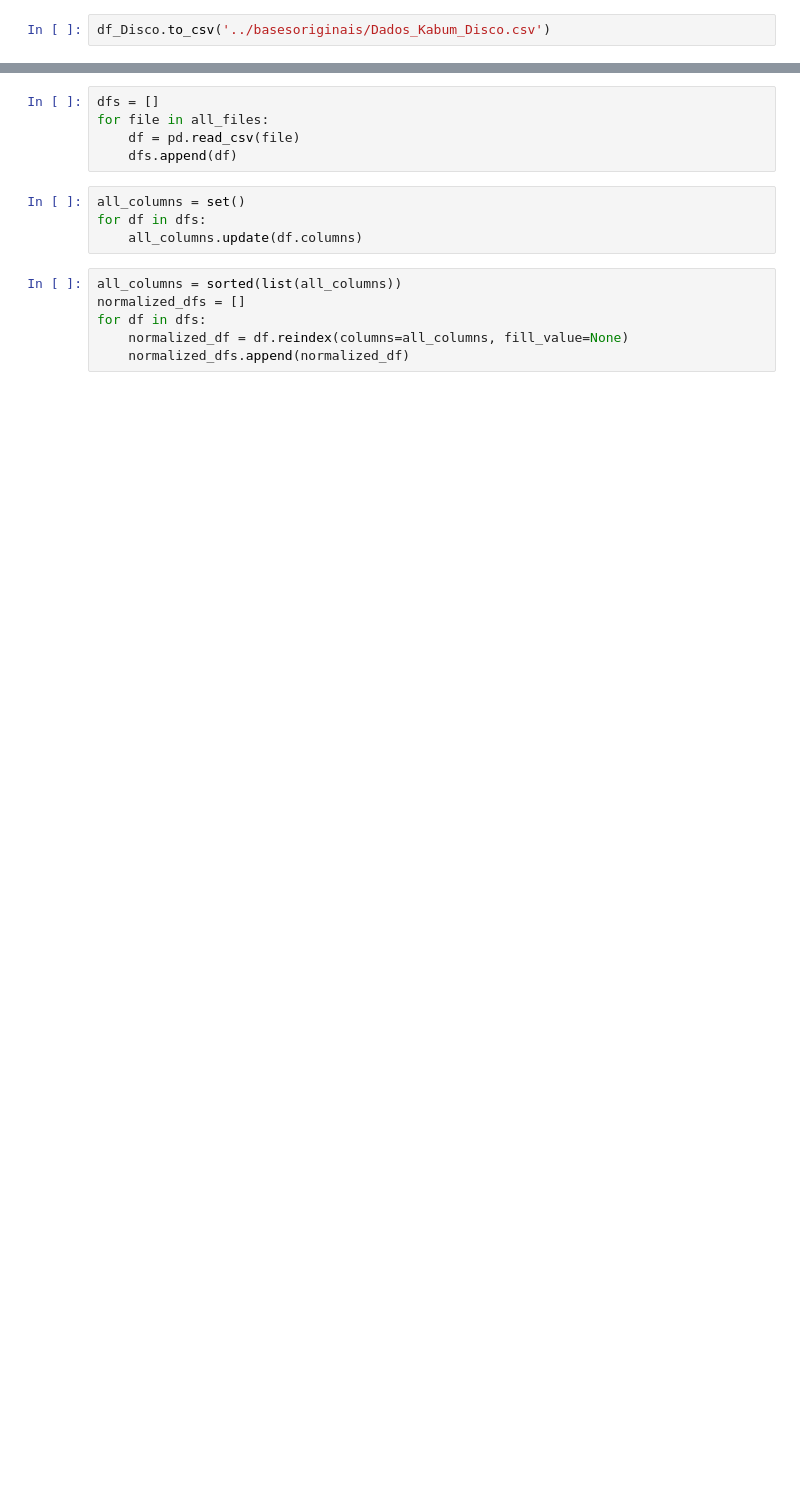
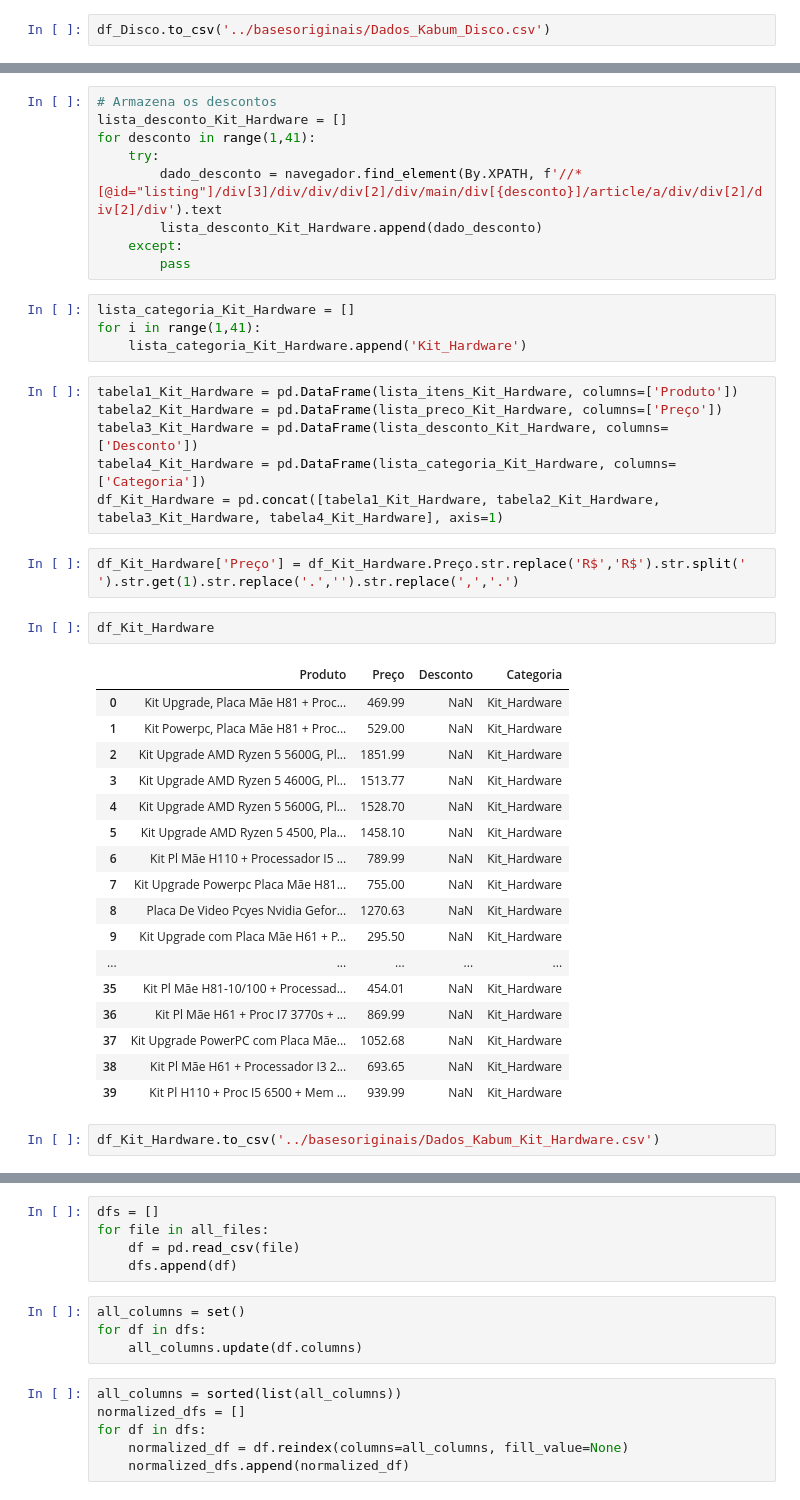
Before and after one commit to igorsantiago546/Projeto_Ext_Dados, a Jupyter notebook: scripts/Coletor_Kabum.ipynb, the cells around one changed output, grey strips where cells are left out. Saved outputs shown, nothing was run; the diff lists cells and outputs as text; blank space fills up the shorter version.

```diff
--- a/scripts/Coletor_Kabum.ipynb
+++ b/scripts/Coletor_Kabum.ipynb
@@ -135,0 +341,43 @@ df_Disco.to_csv('../basesoriginais/Dados_Kabum_Disco.csv')
+# %%
+# Armazena os descontos
+lista_desconto_Kit_Hardware = []
+for desconto in range(1,41):
+    try:
+        dado_desconto = navegador.find_element(By.XPATH, f'//*[@id="listing"]/div[3]/div/div/div[2]/div/main/div[{desconto}]/article/a/div/div[2]/div[2]/div').text
+        lista_desconto_Kit_Hardware.append(dado_desconto)
+    except:
+        pass
+# %%
+lista_categoria_Kit_Hardware = []
+for i in range(1,41):
+    lista_categoria_Kit_Hardware.append('Kit_Hardware')
+# %%
+tabela1_Kit_Hardware = pd.DataFrame(lista_itens_Kit_Hardware, columns=['Produto'])
+tabela2_Kit_Hardware = pd.DataFrame(lista_preco_Kit_Hardware, columns=['Preço'])
+tabela3_Kit_Hardware = pd.DataFrame(lista_desconto_Kit_Hardware, columns=['Desconto'])
+tabela4_Kit_Hardware = pd.DataFrame(lista_categoria_Kit_Hardware, columns=['Categoria'])
+df_Kit_Hardware = pd.concat([tabela1_Kit_Hardware, tabela2_Kit_Hardware, tabela3_Kit_Hardware, tabela4_Kit_Hardware], axis=1)
+# %%
+df_Kit_Hardware['Preço'] = df_Kit_Hardware.Preço.str.replace('R$','R$').str.split(' ').str.get(1).str.replace('.','').str.replace(',','.')
+# %%
+df_Kit_Hardware
+# %% [output]
+|  | Produto | Preço | Desconto | Categoria |
+| 0 | Kit Upgrade, Placa Mãe H81 + Proc... | 469.99 | NaN | Kit_Hardware |
+| 1 | Kit Powerpc, Placa Mãe H81 + Proc... | 529.00 | NaN | Kit_Hardware |
+| 2 | Kit Upgrade AMD Ryzen 5 5600G, Pl... | 1851.99 | NaN | Kit_Hardware |
+| 3 | Kit Upgrade AMD Ryzen 5 4600G, Pl... | 1513.77 | NaN | Kit_Hardware |
+| 4 | Kit Upgrade AMD Ryzen 5 5600G, Pl... | 1528.70 | NaN | Kit_Hardware |
+| 5 | Kit Upgrade AMD Ryzen 5 4500, Pla... | 1458.10 | NaN | Kit_Hardware |
+| 6 | Kit Pl Mãe H110 + Processador I5 ... | 789.99 | NaN | Kit_Hardware |
+| 7 | Kit Upgrade Powerpc Placa Mãe H81... | 755.00 | NaN | Kit_Hardware |
+| 8 | Placa De Video Pcyes Nvidia Gefor... | 1270.63 | NaN | Kit_Hardware |
+| 9 | Kit Upgrade com Placa Mãe H61 + P... | 295.50 | NaN | Kit_Hardware |
+| ... | ... | ... | ... | ... |
+| 35 | Kit Pl Mãe H81-10/100 + Processad... | 454.01 | NaN | Kit_Hardware |
+| 36 | Kit Pl Mãe H61 + Proc I7 3770s + ... | 869.99 | NaN | Kit_Hardware |
+| 37 | Kit Upgrade PowerPC com Placa Mãe... | 1052.68 | NaN | Kit_Hardware |
+| 38 | Kit Pl Mãe H61 + Processador I3 2... | 693.65 | NaN | Kit_Hardware |
+| 39 | Kit Pl H110 + Proc I5 6500 + Mem ... | 939.99 | NaN | Kit_Hardware |
+# %%
+df_Kit_Hardware.to_csv('../basesoriginais/Dados_Kabum_Kit_Hardware.csv')
```
Also changed, not shown: parts of 99 cells of this notebook, 12 other files.
